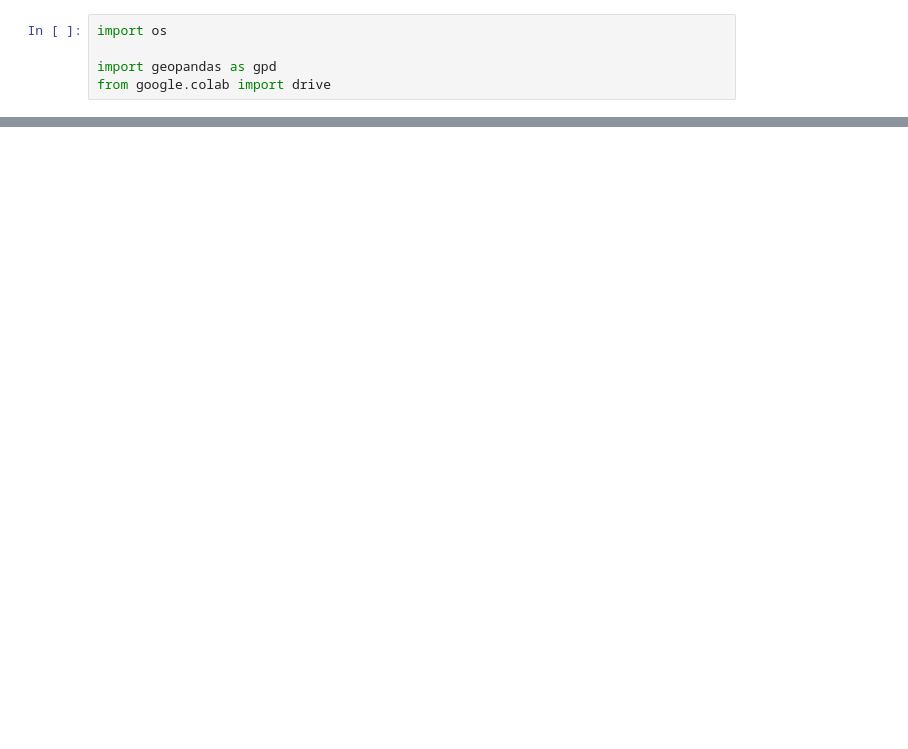
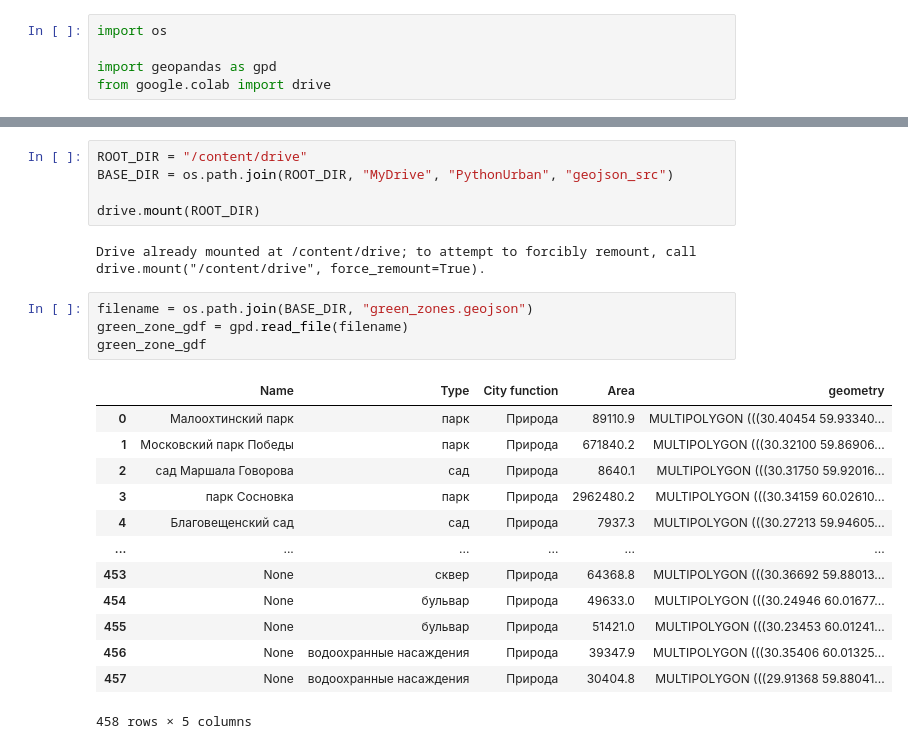
Before and after one commit to aeksei/test_colab, a Jupyter notebook: PythonUrban_lecture_4.ipynb, the cells around one changed output, grey strips where cells are left out. Cells and saved outputs as stored; diff of their text form; blank space fills up the shorter version.

```diff
--- a/PythonUrban_lecture_4.ipynb
+++ b/PythonUrban_lecture_4.ipynb
@@ -237,0 +337,25 @@ gdf = gpd.
+# %%
+ROOT_DIR = "/content/drive"
+BASE_DIR = os.path.join(ROOT_DIR, "MyDrive", "PythonUrban", "geojson_src")
+
+drive.mount(ROOT_DIR)
+# %% [output]
+Drive already mounted at /content/drive; to attempt to forcibly remount, call drive.mount("/content/drive", force_remount=True).
+# %%
+filename = os.path.join(BASE_DIR, "green_zones.geojson")
+green_zone_gdf = gpd.read_file(filename)
+green_zone_gdf
+# %% [output]
+|  | Name | Type | City function | Area | geometry |
+| 0 | Малоохтинский парк | парк | Природа | 89110.9 | MULTIPOLYGON (((30.40454 59.93340... |
+| 1 | Московский парк Победы | парк | Природа | 671840.2 | MULTIPOLYGON (((30.32100 59.86906... |
+| 2 | сад Маршала Говорова | сад | Природа | 8640.1 | MULTIPOLYGON (((30.31750 59.92016... |
+| 3 | парк Сосновка | парк | Природа | 2962480.2 | MULTIPOLYGON (((30.34159 60.02610... |
+| 4 | Благовещенский сад | сад | Природа | 7937.3 | MULTIPOLYGON (((30.27213 59.94605... |
+| ... | ... | ... | ... | ... | ... |
+| 453 | None | сквер | Природа | 64368.8 | MULTIPOLYGON (((30.36692 59.88013... |
+| 454 | None | бульвар | Природа | 49633.0 | MULTIPOLYGON (((30.24946 60.01677... |
+| 455 | None | бульвар | Природа | 51421.0 | MULTIPOLYGON (((30.23453 60.01241... |
+| 456 | None | водоохранные насаждения | Природа | 39347.9 | MULTIPOLYGON (((30.35406 60.01325... |
+| 457 | None | водоохранные насаждения | Природа | 30404.8 | MULTIPOLYGON (((29.91368 59.88041... |
+458 rows × 5 columns
```
Also changed, not shown: parts of 28 cells of this notebook.
